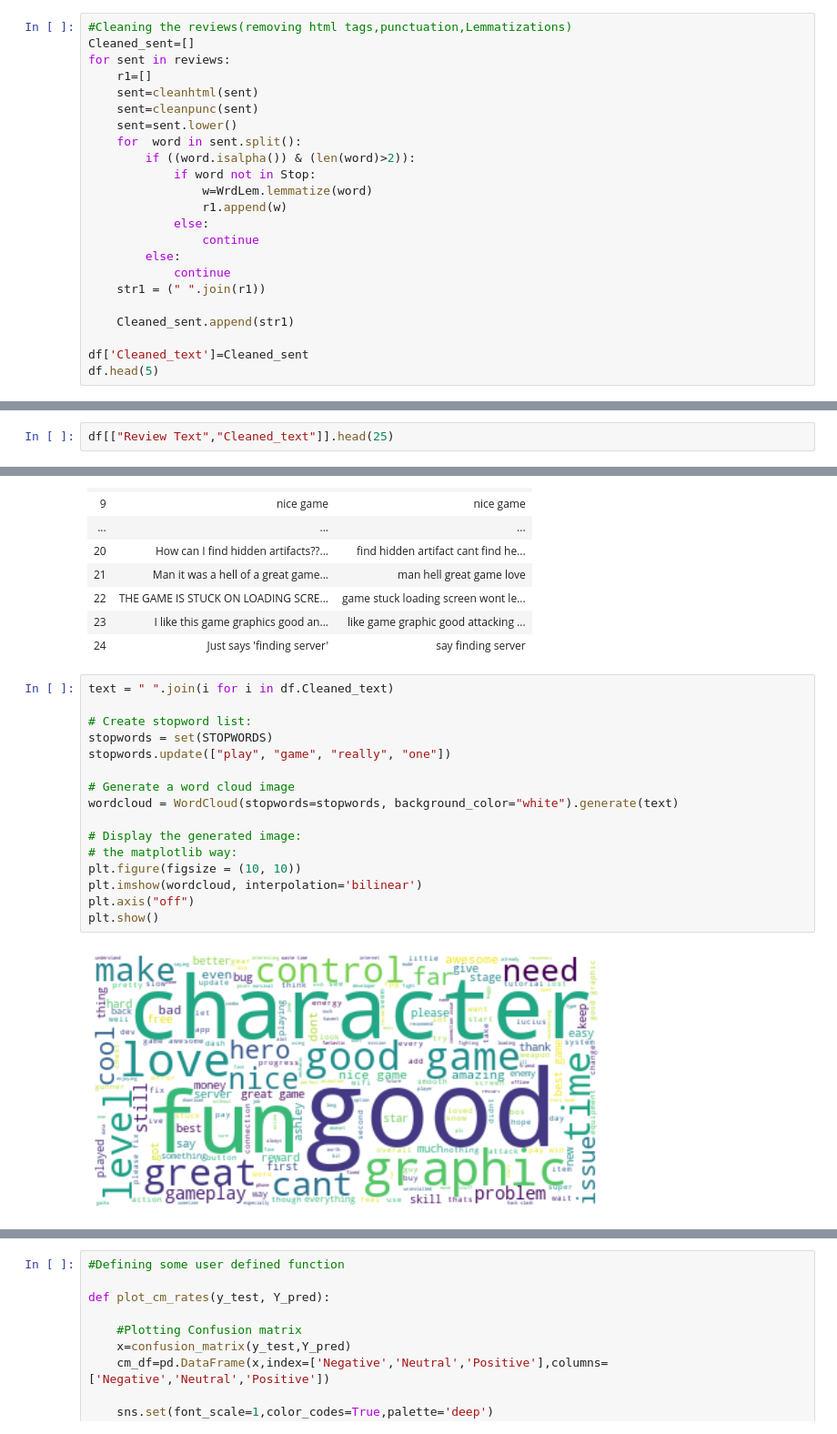
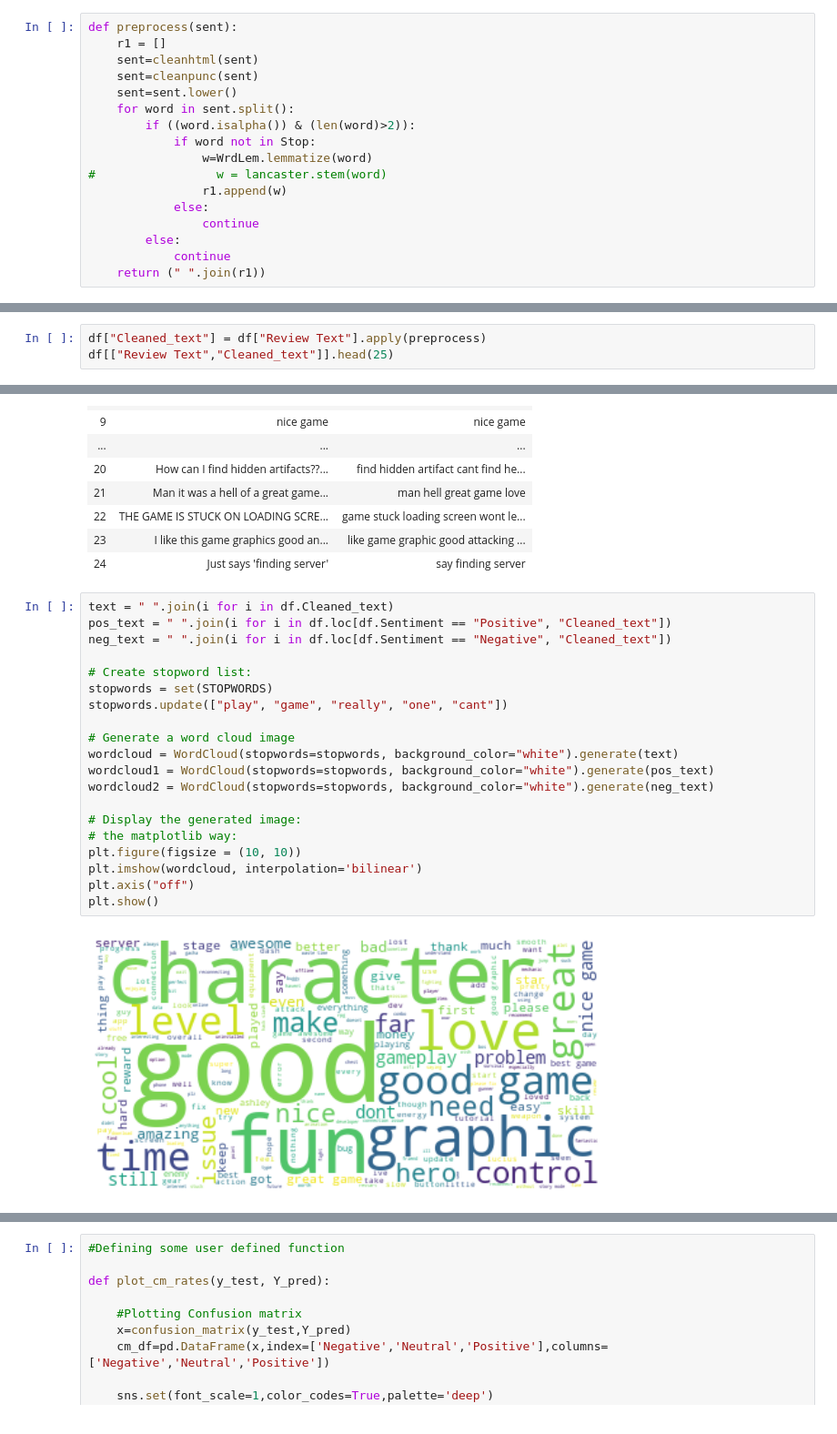
Before and after one commit to vietpm/zitga_data, a Jupyter notebook: Sentiment Analysis.ipynb, the cells around one changed output, grey strips where cells are left out. Shown at 91% size. Drawn from its saved outputs; the diff is of its cells as text.

```diff
--- a/Sentiment Analysis.ipynb
+++ b/Sentiment Analysis.ipynb
@@ -182,25 +189,19 @@ def cleanpunc(sentence): #function to clean the word of any punctuation or speci
     cleaned = re.sub(r'[.|,|)|(|\|/]',r' ',cleaned)
     return cleaned
 # %%
-#Cleaning the reviews(removing html tags,punctuation,Lemmatizations)
-Cleaned_sent=[]
-for sent in reviews:
-    r1=[]
+def preprocess(sent):
+    r1 = []
     sent=cleanhtml(sent)
     sent=cleanpunc(sent)
     sent=sent.lower()
-    for  word in sent.split():
+    for word in sent.split():
         if ((word.isalpha()) & (len(word)>2)):
             if word not in Stop:
                 w=WrdLem.lemmatize(word)
+#                 w = lancaster.stem(word)
                 r1.append(w)
             else:
                 continue
         else:
             continue
-    str1 = (" ".join(r1))
-
-    Cleaned_sent.append(str1)
-
-df['Cleaned_text']=Cleaned_sent
-df.head(5)
+    return (" ".join(r1))
@@ -214,4 +223,5 @@ df.head(5)
 # %%
+df["Cleaned_text"] = df["Review Text"].apply(preprocess)
 df[["Review Text","Cleaned_text"]].head(25)
 # %% [output]
 |  | Review Text | Cleaned_text |
@@ -233,19 +243,23 @@ df[["Review Text","Cleaned_text"]].head(25)
 | 24 | Just says 'finding server' | say finding server |
 # %%
 text = " ".join(i for i in df.Cleaned_text)
+pos_text = " ".join(i for i in df.loc[df.Sentiment == "Positive", "Cleaned_text"])
+neg_text = " ".join(i for i in df.loc[df.Sentiment == "Negative", "Cleaned_text"])
 
 # Create stopword list:
 stopwords = set(STOPWORDS)
-stopwords.update(["play", "game", "really", "one"])
+stopwords.update(["play", "game", "really", "one", "cant"])
 
 # Generate a word cloud image
 wordcloud = WordCloud(stopwords=stopwords, background_color="white").generate(text)
+wordcloud1 = WordCloud(stopwords=stopwords, background_color="white").generate(pos_text)
+wordcloud2 = WordCloud(stopwords=stopwords, background_color="white").generate(neg_text)
 
 # Display the generated image:
 # the matplotlib way:
 plt.figure(figsize = (10, 10))
 plt.imshow(wordcloud, interpolation='bilinear')
 plt.axis("off")
 plt.show()
 # %% [output]
-[figure, old version]
+[figure, new version]
```
Also changed, not shown: parts of 11 cells of this notebook.
